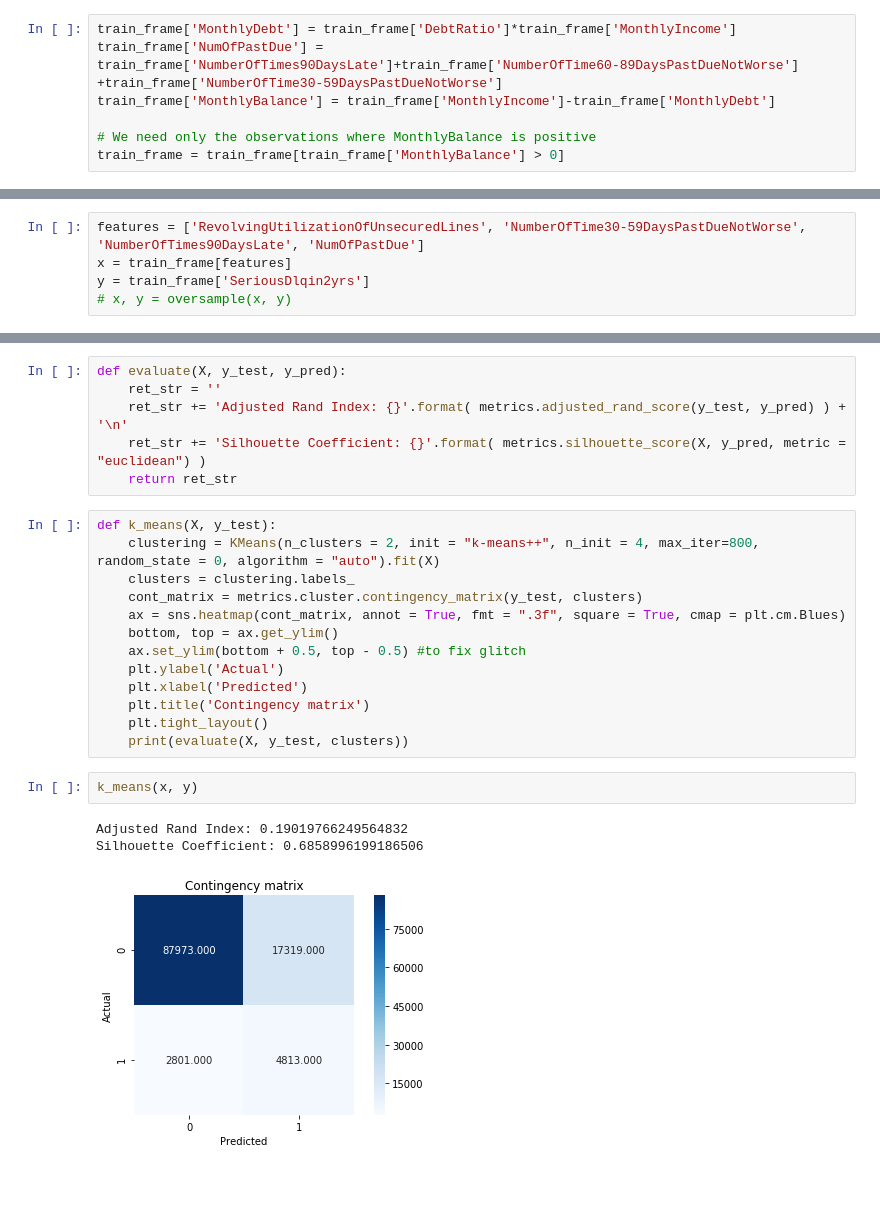
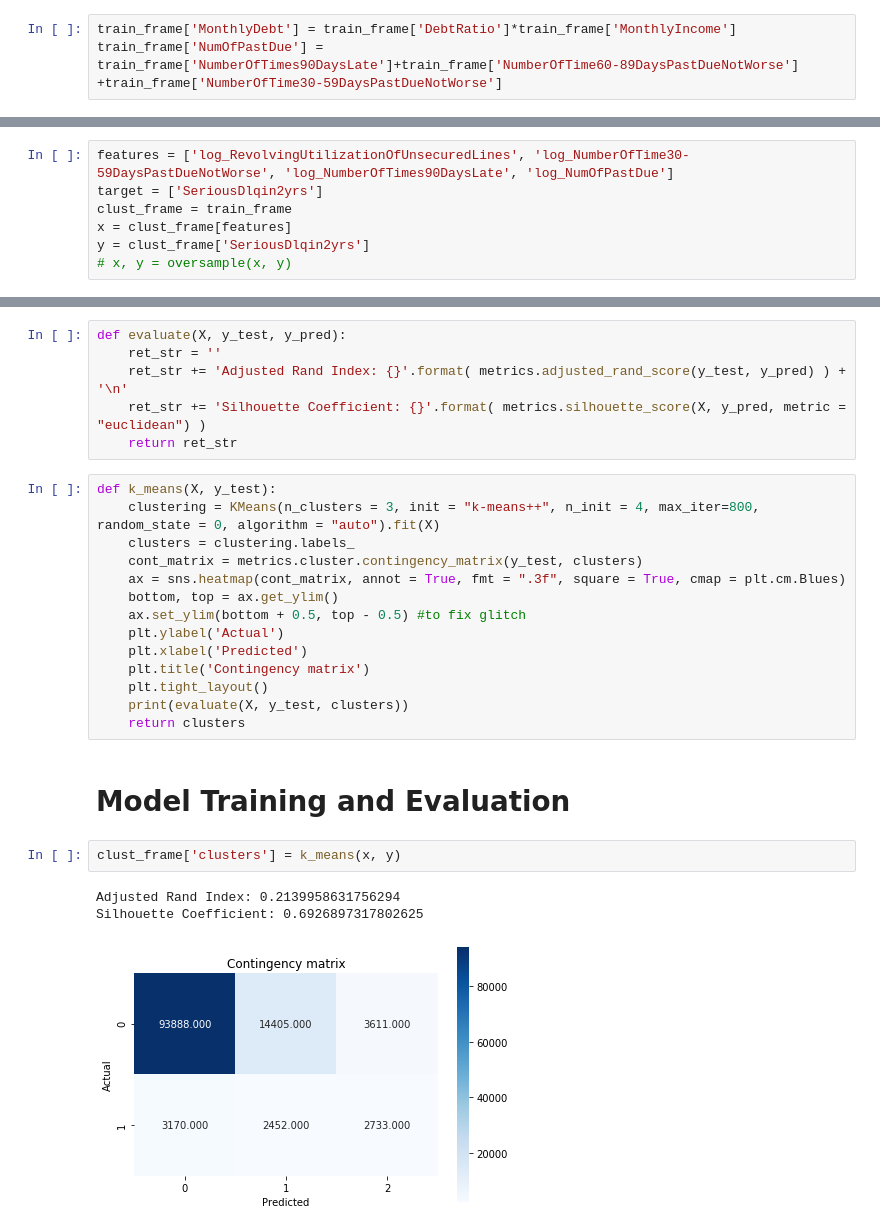
Before and after one commit to Vignesh-Nswamy/Data-Science, a Jupyter notebook: Project 3/clustering_main.ipynb, the cells around one changed output, grey strips where cells are left out. Cells and saved outputs as stored; diff of their text form; blank space fills up the shorter version.

Commit message:
Changes in clustering

```diff
--- a/Project 3/clustering_main.ipynb
+++ b/Project 3/clustering_main.ipynb
@@ -47,7 +34,3 @@ train_frame.head()
 # %%
 train_frame['MonthlyDebt'] = train_frame['DebtRatio']*train_frame['MonthlyIncome']
 train_frame['NumOfPastDue'] = train_frame['NumberOfTimes90DaysLate']+train_frame['NumberOfTime60-89DaysPastDueNotWorse'] +train_frame['NumberOfTime30-59DaysPastDueNotWorse']
-train_frame['MonthlyBalance'] = train_frame['MonthlyIncome']-train_frame['MonthlyDebt']
-
-# We need only the observations where MonthlyBalance is positive
-train_frame = train_frame[train_frame['MonthlyBalance'] > 0]
@@ -95,9 +48,11 @@ train_frame = train_frame[train_frame['age'] < 99]
 # %% [markdown]
 **Choosing features and splitting dataset**
 # %%
-features = ['RevolvingUtilizationOfUnsecuredLines', 'NumberOfTime30-59DaysPastDueNotWorse', 'NumberOfTimes90DaysLate', 'NumOfPastDue']
-x = train_frame[features]
-y = train_frame['SeriousDlqin2yrs']
+features = ['log_RevolvingUtilizationOfUnsecuredLines', 'log_NumberOfTime30-59DaysPastDueNotWorse', 'log_NumberOfTimes90DaysLate', 'log_NumOfPastDue']
+target = ['SeriousDlqin2yrs']
+clust_frame = train_frame
+x = clust_frame[features]
+y = clust_frame['SeriousDlqin2yrs']
 # x, y = oversample(x, y)
 # %% [markdown]
 **Taking a scalar transform**
@@ -112,7 +69,7 @@ def evaluate(X, y_test, y_pred):
     return ret_str
 # %%
 def k_means(X, y_test):
-    clustering = KMeans(n_clusters = 2, init = "k-means++", n_init = 4, max_iter=800, random_state = 0, algorithm = "auto").fit(X)
+    clustering = KMeans(n_clusters = 3, init = "k-means++", n_init = 4, max_iter=800, random_state = 0, algorithm = "auto").fit(X)
     clusters = clustering.labels_
     cont_matrix = metrics.cluster.contingency_matrix(y_test, clusters)
     ax = sns.heatmap(cont_matrix, annot = True, fmt = ".3f", square = True, cmap = plt.cm.Blues)
@@ -123,9 +80,12 @@ def k_means(X, y_test):
     plt.title('Contingency matrix')
     plt.tight_layout()
     print(evaluate(X, y_test, clusters))
+    return clusters
+# %% [markdown]
+# Model Training and Evaluation
 # %%
-k_means(x, y)
+clust_frame['clusters'] = k_means(x, y)
 # %% [output]
-Adjusted Rand Index: 0.19019766249564832
-Silhouette Coefficient: 0.6858996199186506
+Adjusted Rand Index: 0.2139958631756294
+Silhouette Coefficient: 0.6926897317802625
-[figure, old version]
+[figure, new version]
```
Also changed, not shown: parts of 23 cells of this notebook.
